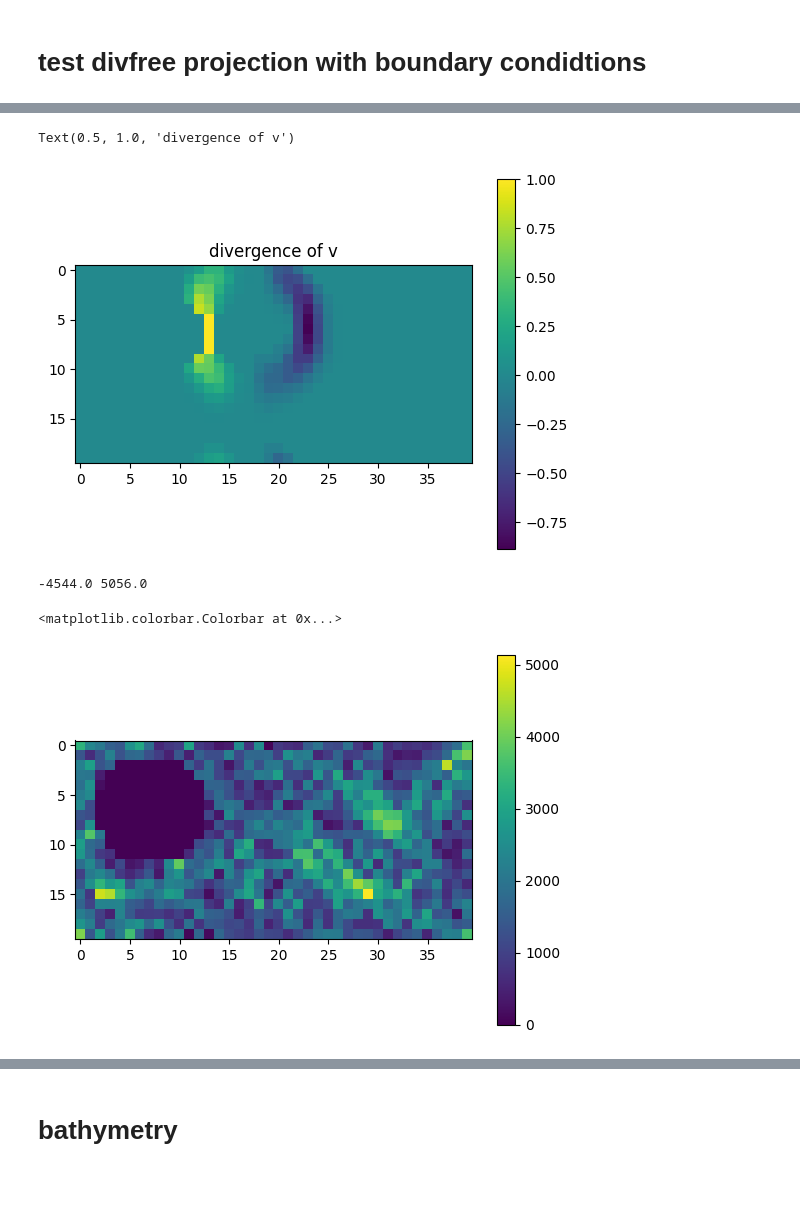
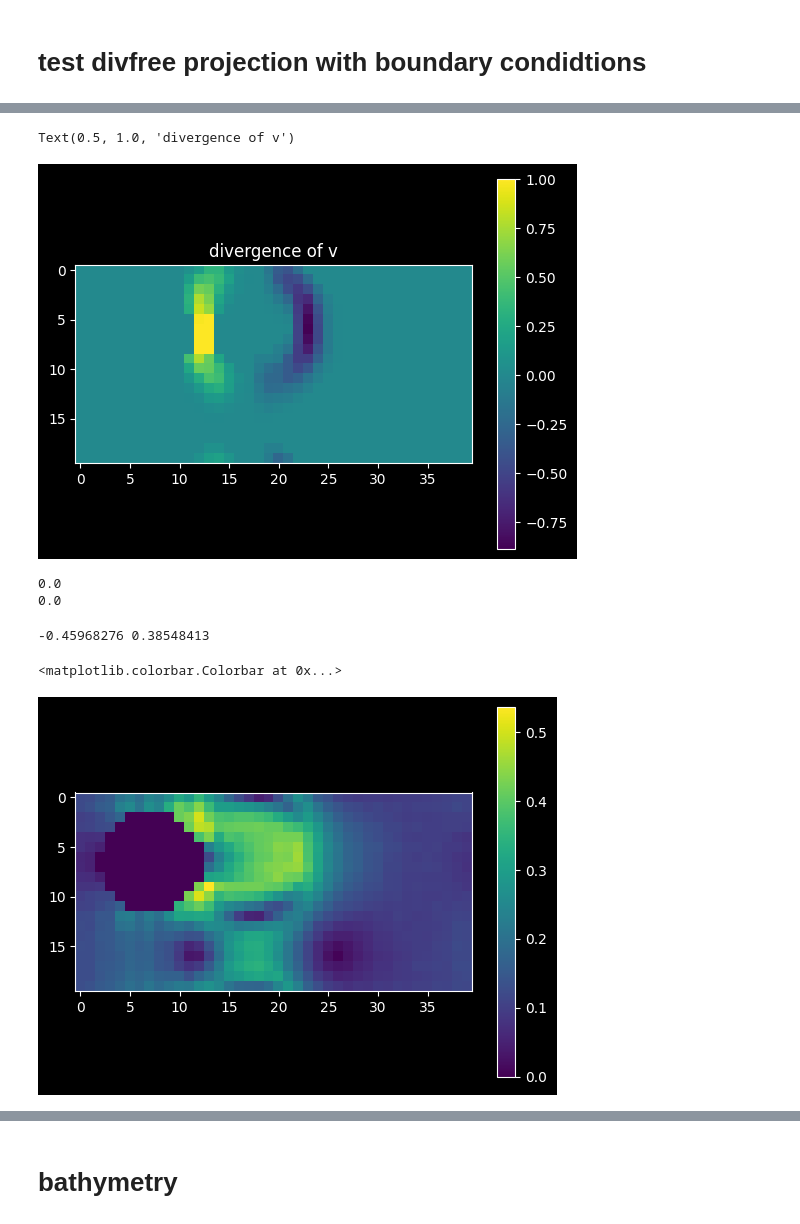
Before and after one commit to Stazi-101/THCsim, a Jupyter notebook: test_nb.ipynb, the cells around one changed output, grey strips where cells are left out. Saved outputs shown, nothing was run; the diff lists cells and outputs as text; code cells hidden in the pictures; blank space fills up the shorter version.

```diff
--- a/test_nb.ipynb
+++ b/test_nb.ipynb
@@ -40,18 +43,22 @@ class BoundaryAware():
 
     def laplacian(self, y):
 
+        return self.divergence(self.gradient(y)) +  y*(1-self.state)
+
+        '''
+
+
         yb = y*self.state
 
         y_i_next = jnp.roll(yb, shift=1, axis=-2)
         y_i_prev = jnp.roll(yb, shift=-1,axis=-2)
         y_j_next = jnp.roll(yb, shift=1 ,axis=-1)
         y_j_prev = jnp.roll(yb, shift=-1,axis=-1)
-        return y*(1-self.state) + self.state*(y_j_next #
+        return  y*(1-self.state) + self.state*(y_j_next #
                                             + y_i_next
                                             - self.nbs * yb
                                             + y_j_prev
-                                            + y_i_prev) / (DTHETA*DLAMBDA)
-
+                                            + y_i_prev) / (DTHETA*DLAMBDA)'''
     def ptheta(self, y):
         y_i_next = jnp.roll(y, shift=1, axis=-2)
         y_i_prev = jnp.roll(y, shift=-1,axis=-2)
@@ -59,11 +66,11 @@ class BoundaryAware():
         f_i_next = jnp.roll(self.state, shift=1, axis=-2)
         f_i_prev = jnp.roll(self.state, shift=-1,axis=-2)
 
-        return self.state * (
-                 f_i_next * f_i_prev     * (y_i_next - y_i_prev) / 2
-               #+ f_i_next * (1-f_i_prev) * (y_i_next - y)
-               #+ (1-f_i_next) * f_i_prev * (y - y_i_prev)
-            )/DTHETA
+        return self.state * ( # there is only a valid derivative in fluid cells
+                 f_i_next * f_i_prev     * (y_i_next - y_i_prev) / 2  # case where both neighbours are fluid
+               + f_i_next * (1-f_i_prev) * (y_i_next - y)             # case where only the next neighbour is fluid
+               + (1-f_i_next) * f_i_prev * (y - y_i_prev)             # case where only the previous neighbour is fluid
+            )/DTHETA                                        # when neither neighbour is fluid, the previous two cases cancel out
 
     def plambda(self, y):
         y_j_next = jnp.roll(y, shift=1, axis=-1)
@@ -72,11 +79,11 @@ class BoundaryAware():
         f_j_next = jnp.roll(self.state, shift=1, axis=-1)
         f_j_prev = jnp.roll(self.state, shift=-1,axis=-1)
 
-        return self.state * (
-                 f_j_next * f_j_prev     * (y_j_next - y_j_prev) / 2
-               #+ f_j_next * (1-f_j_prev) * (y_j_next - y)
-               #+ (1-f_j_next) * f_j_prev * (y - y_j_prev)
-            )/DTHETA
+        return self.state * (  # there is only a valid derivative in fluid cells
+                 f_j_next * f_j_prev     * (y_j_next - y_j_prev) / 2  # case where both neighbours are fluid
+               + f_j_next * (1-f_j_prev) * (y_j_next - y)             # case where only the next neighbour is fluid
+               + (1-f_j_next) * f_j_prev * (y - y_j_prev)             # case where only the previous neighbour is fluid
+            )/DTHETA                                        # when neither neighbour is fluid, the previous two cases cancel out
 
     def gradient(self, y):
         return jnp.array( (self.ptheta(y), self.plambda(y)))
@@ -86,7 +93,7 @@ class BoundaryAware():
         y_i_prev = jnp.roll(y[0], shift=-1,axis=-2)
         y_j_next = jnp.roll(y[1], shift=1 ,axis=-1)
         y_j_prev = jnp.roll(y[1], shift=-1,axis=-1)
-        return self.state*(y_i_next - y_i_prev + y_j_next - y_j_prev)
+        return (y_i_next - y_i_prev + y_j_next - y_j_prev) #*self.state
 # %%
 def neighbours(state):
     s_i_next = jnp.roll(state, shift=1, axis=-2)
@@ -102,6 +109,8 @@ v = v.at[1].set( -1 * ((jnp.square(lat+0.5) + jnp.square(lng+0.5))<1) )
 state = 1 - 1 * ((jnp.square(lat+0.5) + jnp.square(lng+2))<0.7)
 state_neighbours = neighbours(state)*state
 
+v *= state
+
 plt.imshow(state_neighbours)
 ba = BoundaryAware(state, state_neighbours)
 # %% [output]
@@ -148,7 +358,7 @@ def project_divergencefree2(v, q_guess=None, state=None, fluid_neighbours=None,
             -ba.divergence(v),
             x0=q_guess)
 
-    v_f = (v + ba.gradient(q))
+    v_f = (v + ba.gradient(state*q))
     # Repeats as conjugate gradient descent does not necessarily converge to correct solution after 1 run
     for i in range(cg_runs):
         # q is the exact "pressure" needed to maintain densities
@@ -197,17 +407,23 @@ plt.colorbar()
 plt.title('divergence of v')
 # %% [output]
 Text(0.5, 1.0, 'divergence of v')
-[figure, old version]
+[figure, new version]
+# %%
+print(jnp.sum(ba.divergence(v)))
+print(jnp.sum(problem.divergence(v)))
+# %% [output]
+0.0
+0.0
 # %%
 def normv(v): return jnp.sqrt(jnp.square(v[0]) + jnp.square(v[1]))
 
-v_f, q1 = project_divergencefree2(v, state=state, fluid_neighbours = fluid_neighbours, cg_runs = 0)
+v_f, q1 = project_divergencefree2(v, state=state, fluid_neighbours = fluid_neighbours, cg_runs = 3)
 
 print(jnp.amin(v_f), jnp.amax(v_f))
 
 plt.imshow((normv(v_f)))
 plt.colorbar()
 # %% [output]
--4544.0 5056.0
+-0.45968276 0.38548413
 <matplotlib.colorbar.Colorbar at 0x...>
-[figure, old version]
+[figure, new version]
```
Also changed, not shown: parts of 40 cells of this notebook.
